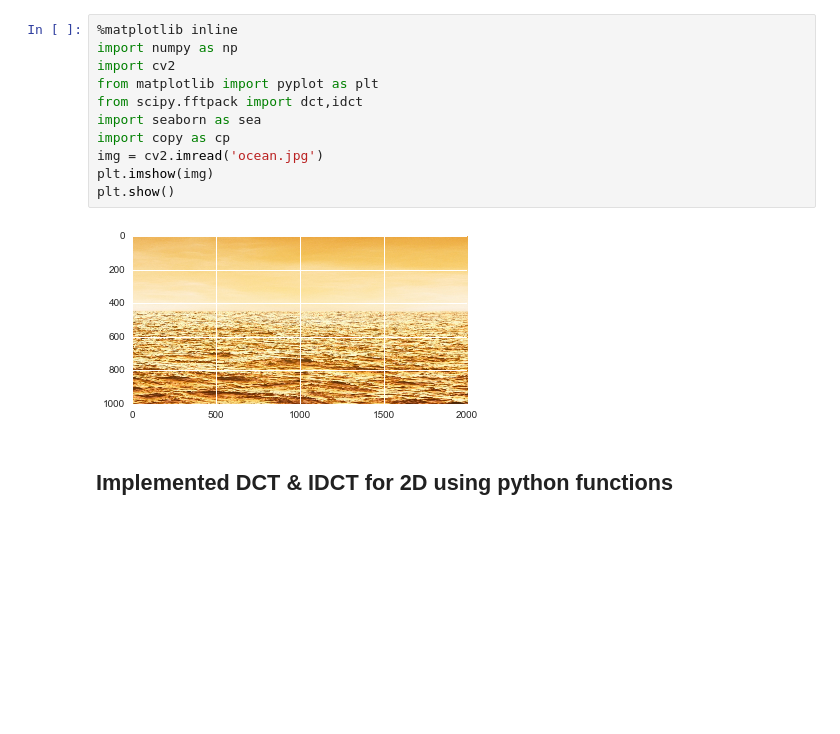
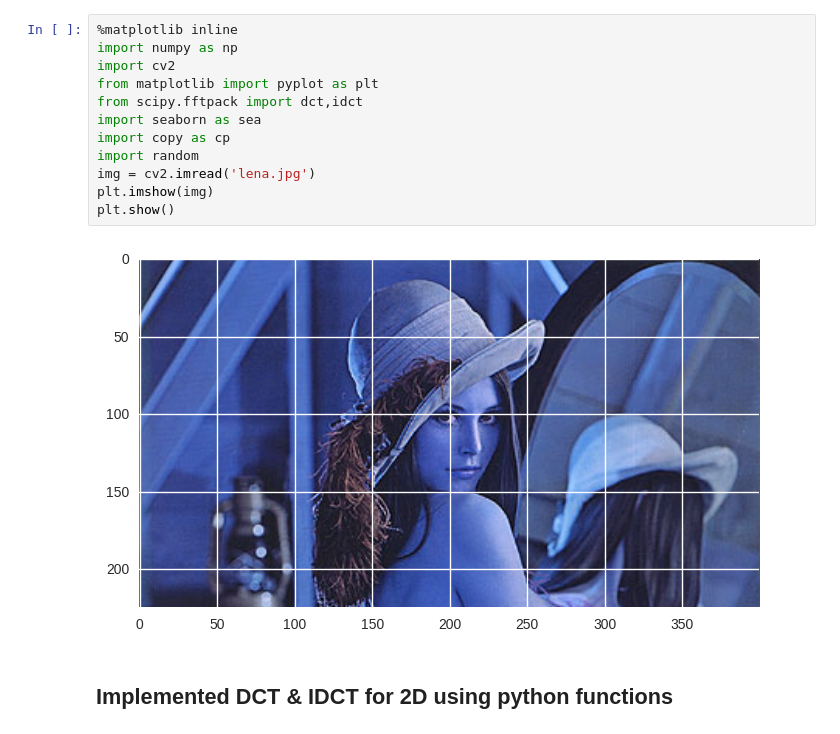
Before and after one commit to nouredd2/chameleon, a Jupyter notebook: How_to_change_coeff.ipynb, the cells around one changed output. Saved outputs shown, nothing was run; the diff lists cells and outputs as text; blank space fills up the shorter version.

```diff
--- a/How_to_change_coeff.ipynb
+++ b/How_to_change_coeff.ipynb
@@ -1,16 +1,17 @@
 # %%
 %matplotlib inline
 import numpy as np
 import cv2
 from matplotlib import pyplot as plt
 from scipy.fftpack import dct,idct
 import seaborn as sea
 import copy as cp
-img = cv2.imread('ocean.jpg')
+import random
+img = cv2.imread('lena.jpg')
 plt.imshow(img)
 plt.show()
 # %% [output]
-[figure, old version]
+[figure, new version]
 # %% [markdown]
 ## Implemented DCT & IDCT for 2D using python functions
 # %%
```
Also changed, not shown: parts of 17 cells of this notebook.
